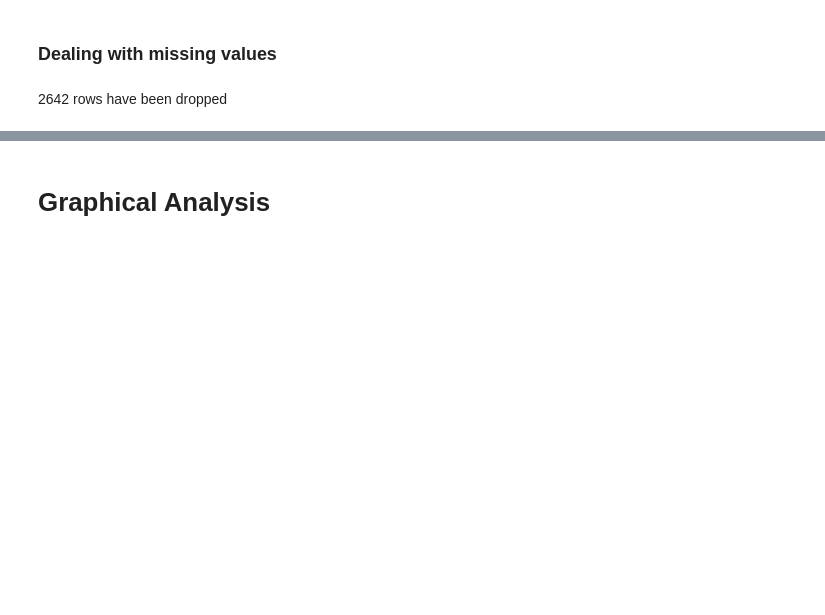
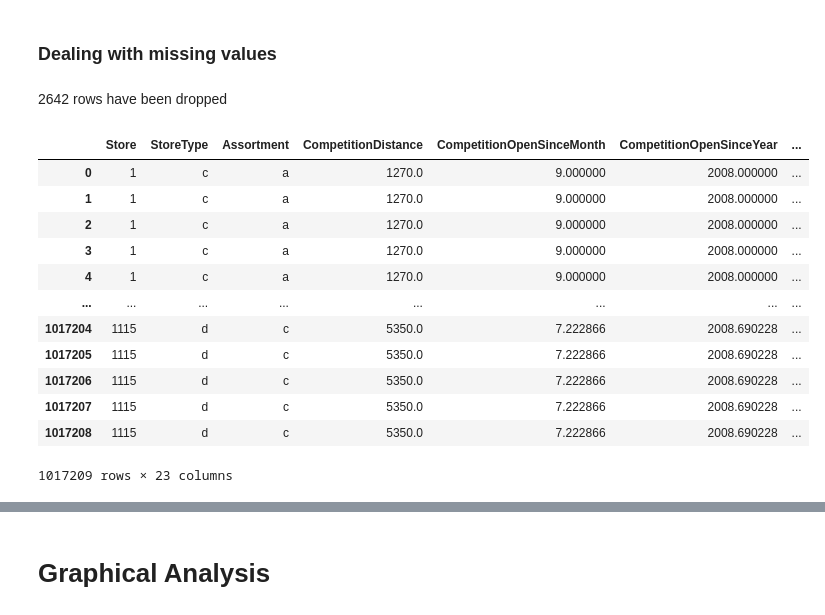
Before and after one commit to Doro97/Pharmaceutical-Sales-prediction, a Jupyter notebook: notebooks/PharmaceuticalSales_eda.ipynb, the cells around one changed output, grey strips where cells are left out. Saved outputs shown, nothing was run; the diff lists cells and outputs as text; code cells hidden in the pictures; blank space fills up the shorter version.

```diff
--- a/notebooks/PharmaceuticalSales_eda.ipynb
+++ b/notebooks/PharmaceuticalSales_eda.ipynb
@@ -275,0 +298,22 @@ column_missingdata(train_df)
+# %%
+train_df=fill_mean(train_df,'CompetitionDistance')
+train_df=fill_mean(train_df,'CompetitionOpenSinceMonth')
+train_df=fill_mean(train_df,'CompetitionOpenSinceYear')
+train_df=fill_mode(train_df,'Promo2SinceWeek')
+train_df=fill_median(train_df,'Promo2SinceYear')
+train_df=fill_median(train_df,'Promo2SinceWeek')
+fill_with_0(train_df)
+# %% [output]
+|  | Store | StoreType | Assortment | CompetitionDistance | CompetitionOpenSinceMonth | CompetitionOpenSinceYear | ... |
+| 0 | 1 | c | a | 1270.0 | 9.000000 | 2008.000000 | ... |
+| 1 | 1 | c | a | 1270.0 | 9.000000 | 2008.000000 | ... |
+| 2 | 1 | c | a | 1270.0 | 9.000000 | 2008.000000 | ... |
+| 3 | 1 | c | a | 1270.0 | 9.000000 | 2008.000000 | ... |
+| 4 | 1 | c | a | 1270.0 | 9.000000 | 2008.000000 | ... |
+| ... | ... | ... | ... | ... | ... | ... | ... |
+| 1017204 | 1115 | d | c | 5350.0 | 7.222866 | 2008.690228 | ... |
+| 1017205 | 1115 | d | c | 5350.0 | 7.222866 | 2008.690228 | ... |
+| 1017206 | 1115 | d | c | 5350.0 | 7.222866 | 2008.690228 | ... |
+| 1017207 | 1115 | d | c | 5350.0 | 7.222866 | 2008.690228 | ... |
+| 1017208 | 1115 | d | c | 5350.0 | 7.222866 | 2008.690228 | ... |
+1017209 rows × 23 columns
```
Also changed, not shown: parts of 22 cells of this notebook.
